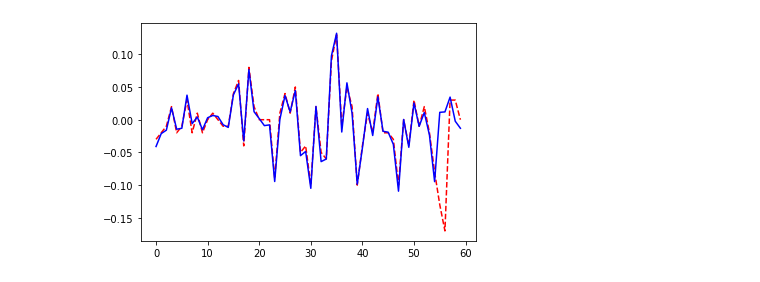
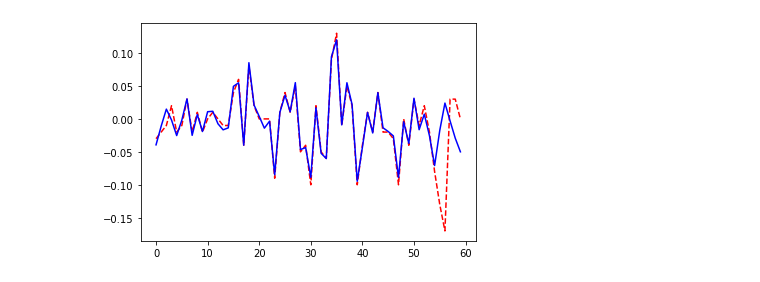
Before and after one commit to matrixleon18/SHUFE, a Jupyter notebook: jupyterlab/Model_RNN.ipynb, the cells around one changed output. Drawn from its saved outputs; the diff is of its cells as text; code cells hidden in the pictures.

```diff
--- a/jupyterlab/Model_RNN.ipynb
+++ b/jupyterlab/Model_RNN.ipynb
@@ -94,9 +94,9 @@ torch.backends.cudnn.deterministic = True
 
 # 开始定义 RNN 模型
 TIME_STEP = SEQ_LEN                                        # 一般这个单独设定，这里为了简单，还是直接就等于seq_len的方便。其实也就是等于最长的那个sequence length
-INPUT_SIZE = 122
-HIDDEN_SIZE = 768
-NUM_LAYERS = 5
+INPUT_SIZE = dataset.shape[1]-1
+HIDDEN_SIZE = 1024
+NUM_LAYERS = 6
 
 class RNN(nn.Module):
     def __init__(self):
@@ -242,6 +261,8 @@ torch.save(model, 'e:\\Model_RNN.pkl')
 model = torch.load('e:\\Model_RNN.pkl')
 # %%
 # 预测数据
+model.eval()
+
 test_loss = 0
 
 for step in range(test_batch_count):
@@ -254,7 +275,7 @@ for step in range(test_batch_count):
     if (step+1) < test_batch_count:                       # 最后一个测试数据不需要统计，因为没有真实值。
         test_loss += loss.cpu()
 
-print("Prediction Loss:{:.6f}".format(test_loss.data))
+print("Prediction Loss average:{:.6f}".format(test_loss.data/(test_batch_count-1)))
 print("Prediction: {:.2f} ---- Actual: {:.2f}".format(float(pred[-1][-1].data), float(test_y[step][-1][-1].data)))
 
 actual_line = test_y[step].cpu().detach().flatten().numpy()
@@ -268 +289 @@ Prediction: -0.01 ---- Actual: 0.00
-[figure, old version]
+[figure, new version]
```
Also changed, not shown: parts of 3 cells of this notebook.
